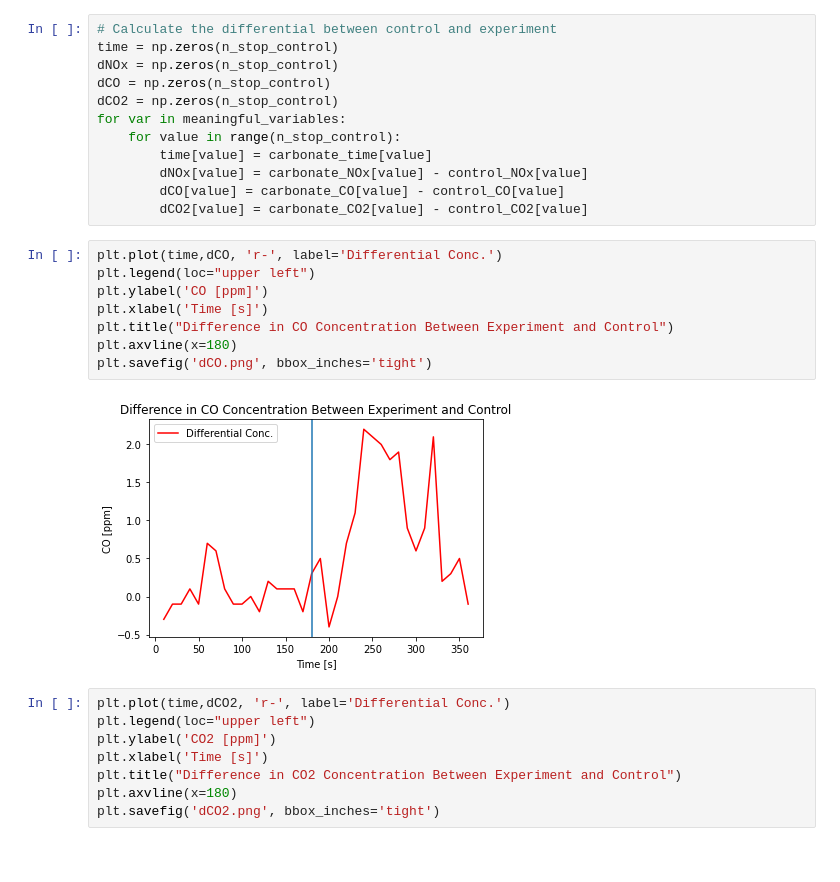
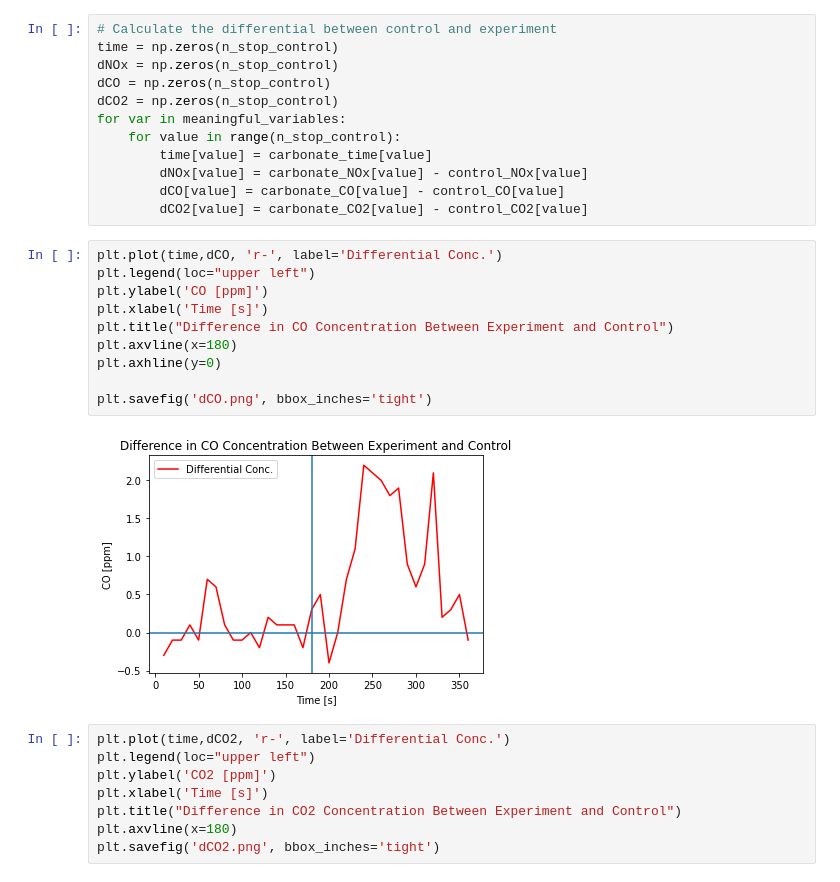
Before and after one commit to milesmsmith/Stanford-Plasma-Physics-Lab, a Jupyter notebook: Sodium Carbonate Experiments/Test Data/Preliminary Data Results.ipynb, the cells around one changed output. Saved outputs shown, nothing was run; the diff lists cells and outputs as text.

```diff
--- a/Sodium Carbonate Experiments/Test Data/Preliminary Data Results.ipynb
+++ b/Sodium Carbonate Experiments/Test Data/Preliminary Data Results.ipynb
@@ -158,13 +160,15 @@ for var in meaningful_variables:
 # %%
 plt.plot(time,dCO, 'r-', label='Differential Conc.')
 plt.legend(loc="upper left")
 plt.ylabel('CO [ppm]')
 plt.xlabel('Time [s]')
 plt.title("Difference in CO Concentration Between Experiment and Control")
 plt.axvline(x=180)
+plt.axhline(y=0)
+
 plt.savefig('dCO.png', bbox_inches='tight')
 # %% [output]
-[figure, old version]
+[figure, new version]
 # %%
 plt.plot(time,dCO2, 'r-', label='Differential Conc.')
 plt.legend(loc="upper left")
```
Also changed, not shown: parts of 1 cell of this notebook, 5 other files.
